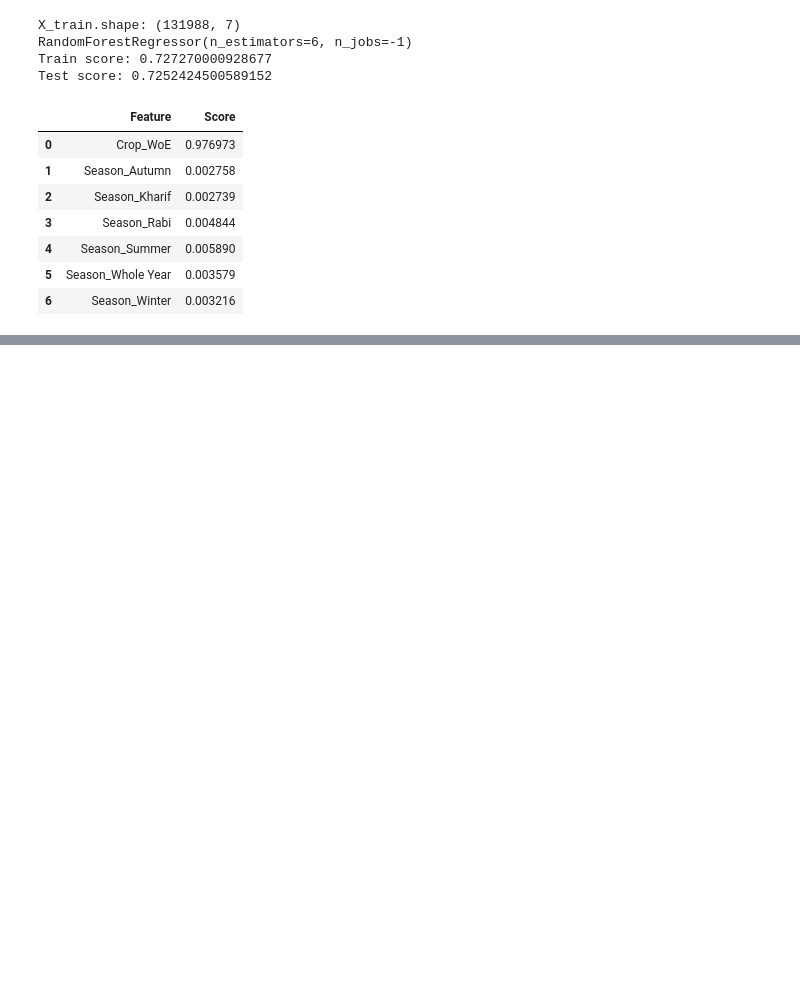
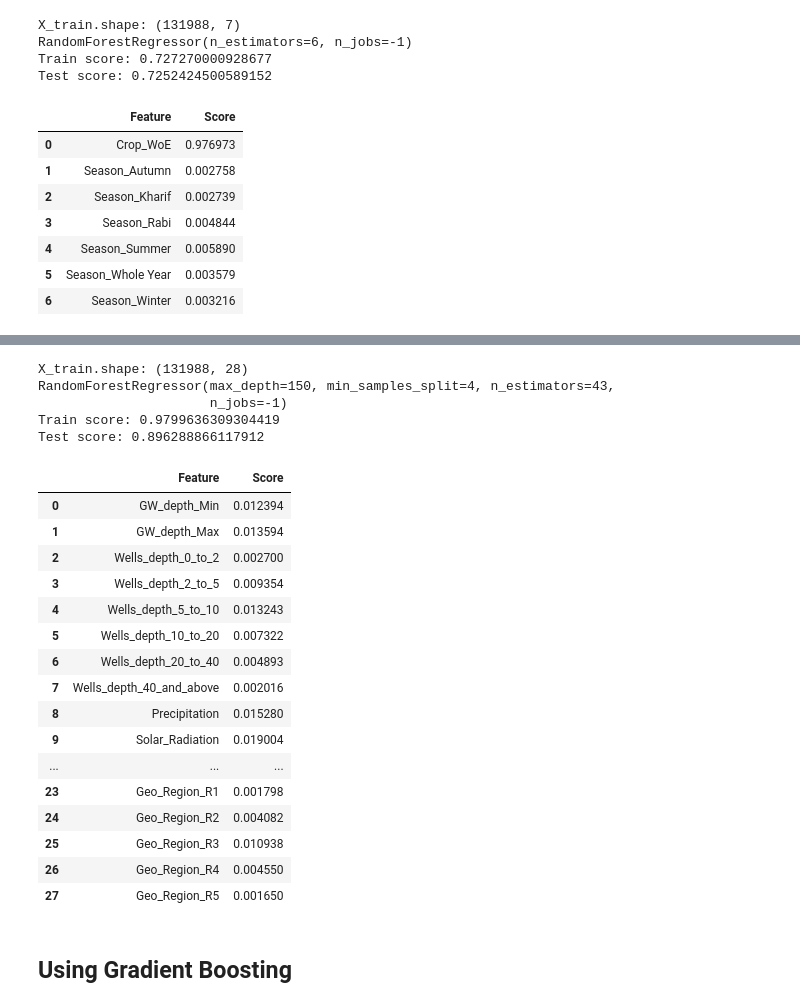
Before and after one commit to animeshmathur/crop-yield-prediction, a Jupyter notebook: Analysis_and_Data_Processing/Analysis_for_Target.ipynb, the cells around one changed output, grey strips where cells are left out. Cells and saved outputs as stored; diff of their text form; code cells hidden in the pictures; blank space fills up the shorter version.

Commit message:
Feature selection using Yield as target

```diff
--- a/Analysis_and_Data_Processing/Analysis_for_Target_as_Yield.ipynb
+++ b/Analysis_and_Data_Processing/Analysis_for_Target.ipynb
@@ -913,0 +957,29 @@ pd.DataFrame(grid_search_RF.cv_results_)
+# %%
+reg = RandomForestRegressor(n_estimators=43, min_samples_split=4, max_depth=150, n_jobs=-1)
+
+reg_summary(reg, X_train_Crop_WoE, y_train)
+# %% [output]
+X_train.shape: (131988, 28)
+RandomForestRegressor(max_depth=150, min_samples_split=4, n_estimators=43,
+                      n_jobs=-1)
+Train score: 0.9799636309304419
+Test score: 0.896288866117912
+|  | Feature | Score |
+| 0 | GW_depth_Min | 0.012394 |
+| 1 | GW_depth_Max | 0.013594 |
+| 2 | Wells_depth_0_to_2 | 0.002700 |
+| 3 | Wells_depth_2_to_5 | 0.009354 |
+| 4 | Wells_depth_5_to_10 | 0.013243 |
+| 5 | Wells_depth_10_to_20 | 0.007322 |
+| 6 | Wells_depth_20_to_40 | 0.004893 |
+| 7 | Wells_depth_40_and_above | 0.002016 |
+| 8 | Precipitation | 0.015280 |
+| 9 | Solar_Radiation | 0.019004 |
+| ... | ... | ... |
+| 23 | Geo_Region_R1 | 0.001798 |
+| 24 | Geo_Region_R2 | 0.004082 |
+| 25 | Geo_Region_R3 | 0.010938 |
+| 26 | Geo_Region_R4 | 0.004550 |
+| 27 | Geo_Region_R5 | 0.001650 |
+# %% [markdown]
+## Using Gradient Boosting
```
Also changed, not shown: parts of 10 cells of this notebook, 5 other files.
